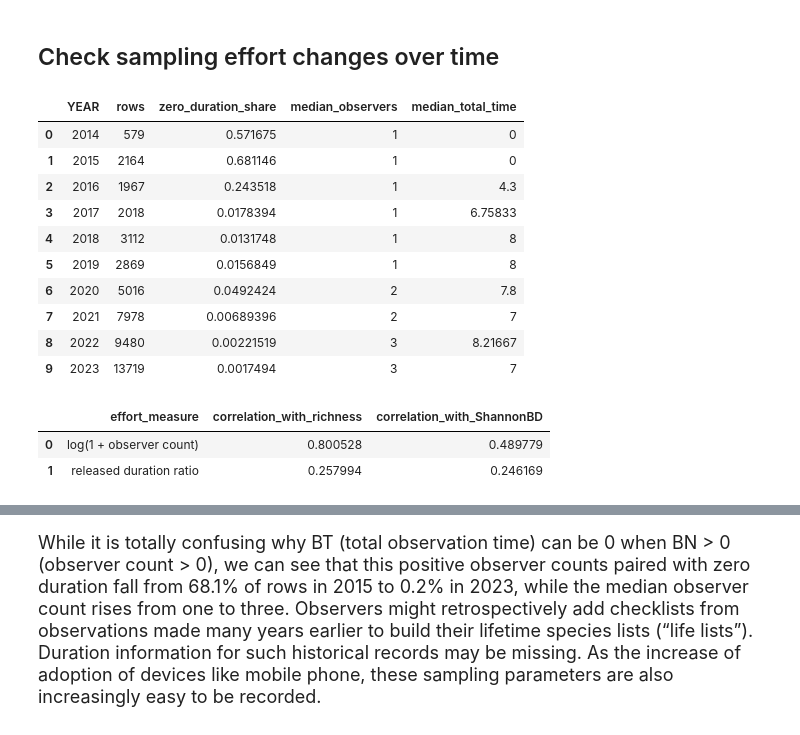
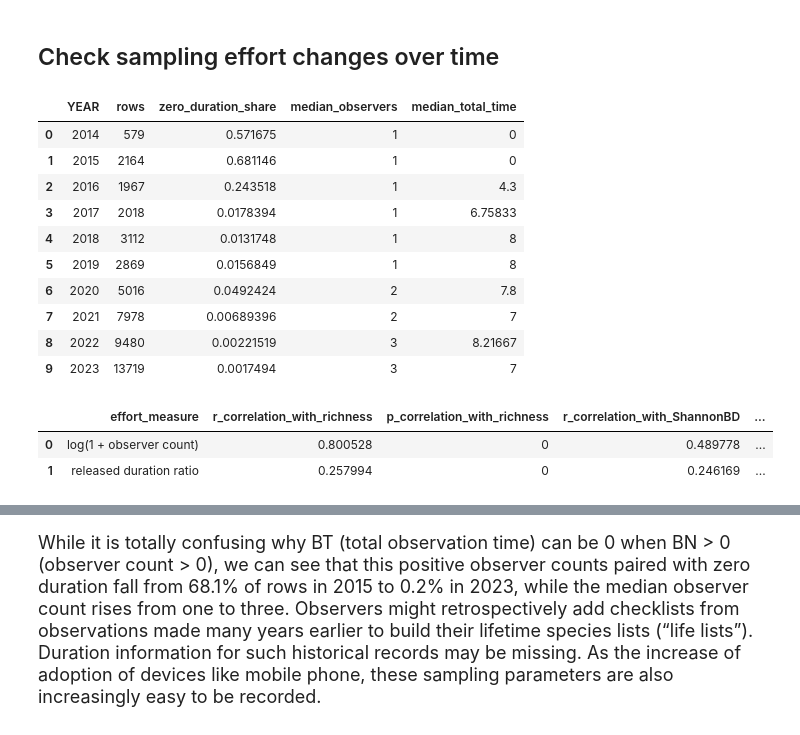
Before and after one commit to chenyangkang/reanalysis-Science-PSI-ShannonBD, a Jupyter notebook: scripts/02_citizen_science_sampling_reanalysis.ipynb, the cells around one changed output, grey strips where cells are left out. Drawn from its saved outputs; the diff is of its cells as text; code cells hidden in the pictures.

```diff
--- a/scripts/02_citizen_science_sampling_reanalysis.ipynb
+++ b/scripts/02_citizen_science_sampling_reanalysis.ipynb
@@ -315,39 +312,48 @@ yearly = (
     btn.assign(YEAR=btn["year"].dt.year, zero_duration=(btn["BT"] == 0).astype(float))
     .groupby("YEAR", as_index=False)
     .agg(
         rows=("id", "size"),
         zero_duration_share=("zero_duration", "mean"),
         median_observers=("BN", "median"),
         median_total_time=("BT", "median"),
     )
 )
 
+from scipy.stats import pearsonr
 correlations = pd.DataFrame({
     "effort_measure": ["log(1 + observer count)", "released duration ratio"],
-    "correlation_with_richness": [
-        all_df["log_BN"].corr(all_df["Richness"]),
-        all_df["Duration"].corr(all_df["Richness"])
+    "r_correlation_with_richness": [
+        pearsonr(all_df.dropna(subset=['log_BN', 'Richness'])["log_BN"], all_df.dropna(subset=['log_BN', 'Richness'])["Richness"])[0],
+        pearsonr(all_df.dropna(subset=['Duration', 'Richness'])["Duration"], all_df.dropna(subset=['Duration', 'Richness'])["Richness"])[0]
     ],
-    "correlation_with_ShannonBD": [
-        all_df["log_BN"].corr(all_df["ShannonBD"]),
-        all_df["Duration"].corr(all_df["ShannonBD"]),
+    "p_correlation_with_richness": [
+        pearsonr(all_df.dropna(subset=['log_BN', 'Richness'])["log_BN"], all_df.dropna(subset=['log_BN', 'Richness'])["Richness"])[1],
+        pearsonr(all_df.dropna(subset=['Duration', 'Richness'])["Duration"], all_df.dropna(subset=['Duration', 'Richness'])["Richness"])[1]
+    ],
+    "r_correlation_with_ShannonBD": [
+        pearsonr(all_df.dropna(subset=['log_BN', 'ShannonBD'])["log_BN"], all_df.dropna(subset=['log_BN', 'ShannonBD'])["ShannonBD"])[0],
+        pearsonr(all_df.dropna(subset=['Duration', 'ShannonBD'])["Duration"], all_df.dropna(subset=['Duration', 'ShannonBD'])["ShannonBD"])[0]
+    ],
+    "p_correlation_with_ShannonBD": [
+        pearsonr(all_df.dropna(subset=['log_BN', 'ShannonBD'])["log_BN"], all_df.dropna(subset=['log_BN', 'ShannonBD'])["ShannonBD"])[1],
+        pearsonr(all_df.dropna(subset=['Duration', 'ShannonBD'])["Duration"], all_df.dropna(subset=['Duration', 'ShannonBD'])["ShannonBD"])[1]
     ],
 })
 
 display(yearly)
 display(correlations)
 # %% [output]
 |  | YEAR | rows | zero_duration_share | median_observers | median_total_time |
 | 0 | 2014 | 579 | 0.571675 | 1 | 0 |
 | 1 | 2015 | 2164 | 0.681146 | 1 | 0 |
 | 2 | 2016 | 1967 | 0.243518 | 1 | 4.3 |
 | 3 | 2017 | 2018 | 0.0178394 | 1 | 6.75833 |
 | 4 | 2018 | 3112 | 0.0131748 | 1 | 8 |
 | 5 | 2019 | 2869 | 0.0156849 | 1 | 8 |
 | 6 | 2020 | 5016 | 0.0492424 | 2 | 7.8 |
 | 7 | 2021 | 7978 | 0.00689396 | 2 | 7 |
 | 8 | 2022 | 9480 | 0.00221519 | 3 | 8.21667 |
 | 9 | 2023 | 13719 | 0.0017494 | 3 | 7 |
-|  | effort_measure | correlation_with_richness | correlation_with_ShannonBD |
-| 0 | log(1 + observer count) | 0.800528 | 0.489779 |
-| 1 | released duration ratio | 0.257994 | 0.246169 |
+|  | effort_measure | r_correlation_with_richness | p_correlation_with_richness | r_correlation_with_ShannonBD | ... |
+| 0 | log(1 + observer count) | 0.800528 | 0 | 0.489778 | ... |
+| 1 | released duration ratio | 0.257994 | 0 | 0.246169 | ... |
```
Also changed, not shown: parts of 13 cells of this notebook, 3 other files.
